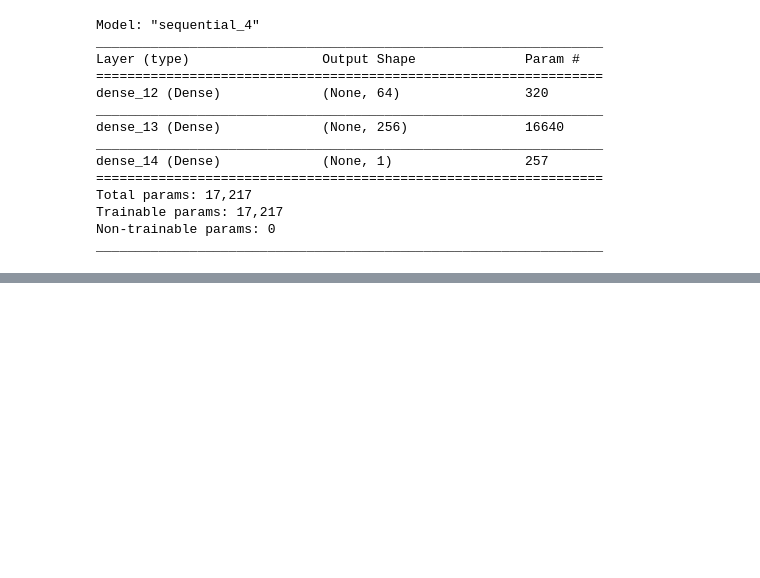
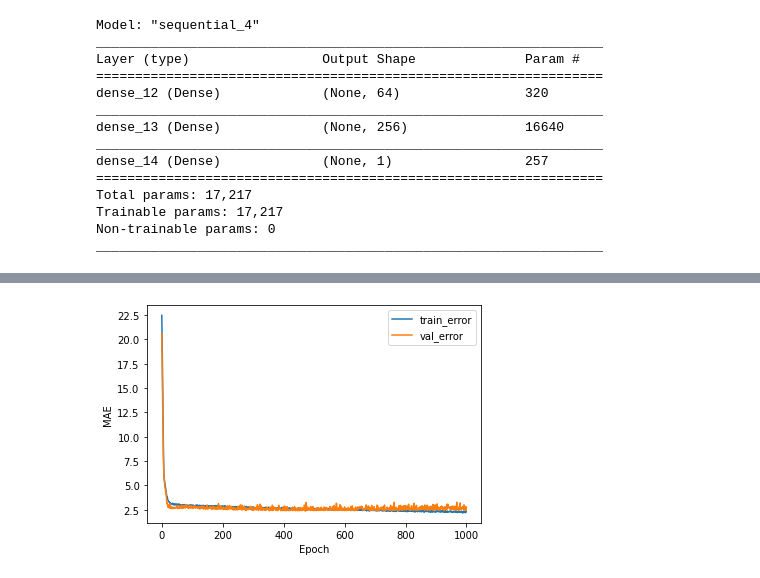
Before and after one commit to a-forty-two/cylons, a Jupyter notebook: 07_Deep_Regression.ipynb, the cells around one changed output, grey strips where cells are left out. Drawn from its saved outputs; the diff is of its cells as text; code cells hidden in the pictures; blank space fills up the shorter version.

```diff
--- a/07_Deep_Regression.ipynb
+++ b/07_Deep_Regression.ipynb
@@ -363,0 +387,5 @@ _________________________________________________________________
+# %%
+h2 = m2.fit(xtrain_norm, ytrain, epochs=HP_epoch, validation_split=0.2,
+            verbose=0, callbacks=[PrintAtEnd()])
+# verbose = 0 -> no output from default fit function
+# verbose = non-zero -> print on screen
@@ -363,0 +416,13 @@ _________________________________________________________________
+# %%
+hist2 = pd.DataFrame(h2.history)
+hist2['epoch'] = h2.epoch
+plt.figure()
+plt.xlabel('Epoch')
+plt.ylabel('MAE')
+plt.plot(hist2['mean_absolute_error'], label='train_error')
+plt.plot(hist2['val_mean_absolute_error'], label='val_error')
+
+plt.legend()
+plt.show()
+# %% [output]
+[figure, added]
```
Also changed, not shown: parts of 5 cells of this notebook.
